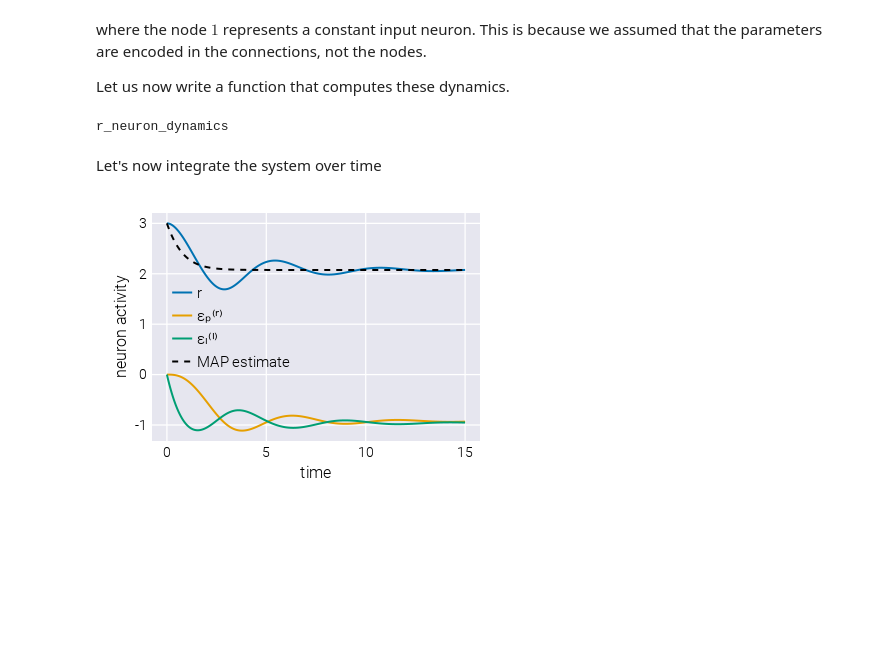
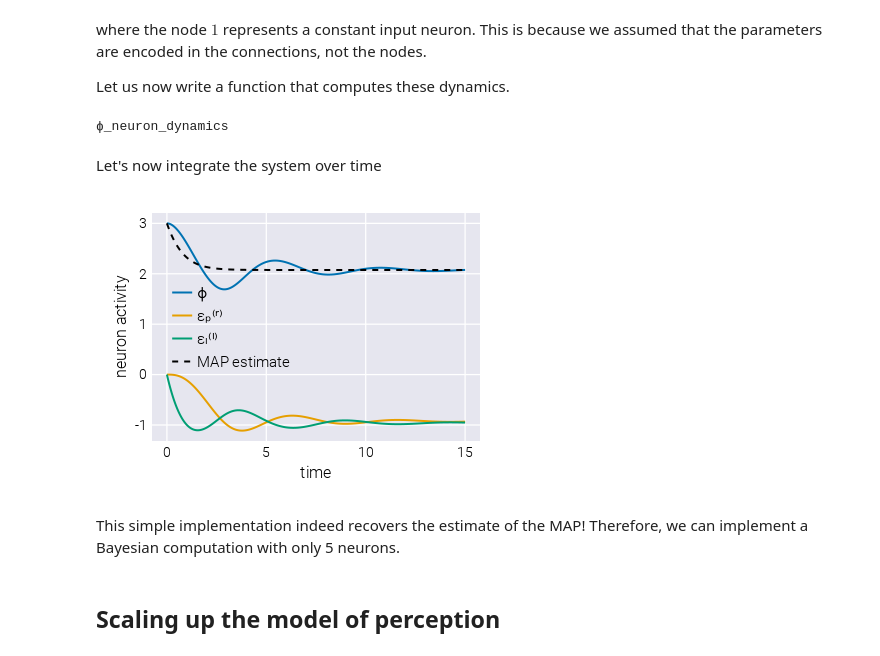
Before and after one commit to mrazomej/active_inference_tutorials, a Jupyter notebook: code/exploratory/bogacz_2017.ipynb, the cells around one changed output. Cells and saved outputs as stored; diff of their text form; code cells hidden in the pictures; blank space fills up the shorter version.

```diff
--- a/code/exploratory/bogacz_2017.ipynb
+++ b/code/exploratory/bogacz_2017.ipynb
@@ -346,13 +400,13 @@ Let us now compute the value of $r$ over time.
 # %%
 # Define parameters
-rₒ = 3
+ϕₒ = 3
 I = 0.5
 Σₗ⁽ᴵ⁾ = 1
 μₚ⁽ʳ⁾ = 3
 Σₚ⁽ʳ⁾ = 1
 
 # Evaluate trajectory
-r_opt, time = r_opt_euler(rₒ, I, Σₗ⁽ᴵ⁾, μₚ⁽ʳ⁾, Σₚ⁽ʳ⁾; n_steps=1_000)
+ϕ_opt, time = ϕ_opt_euler(ϕₒ, I, Σₗ⁽ᴵ⁾, μₚ⁽ʳ⁾, Σₚ⁽ʳ⁾; n_steps=1_000)
 
 # Initialize figure
 fig = Figure(resolution=(400, 300))
@@ -361,11 +415,11 @@ fig = Figure(resolution=(400, 300))
 ax = Axis(
     fig[1, 1],
     xlabel="time",
-    ylabel="object radius estimate"
+    ylabel="object radius MAP estimate"
 )
 
 # Plot trajectory
-lines!(ax, time, r_opt)
+lines!(ax, time, ϕ_opt)
 
 ylims!(ax, [0, 3])
 
@@ -479,7 +533,10 @@ assumed that the parameters are encoded in the connections, not the nodes.
 Let us now write a function that computes these dynamics.
 # %%
 @doc raw"""
-    r_neuron_dynamics
+`ϕ_neuron_dynamics(init::Vector{<:Real}, I::Real, Σₗ⁽ᴵ⁾::Real, μₚ⁽ʳ⁾::Real,
+                    Σₚ⁽ʳ⁾::Real; g::Function=x -> log(x^2),
+                    dg::Function=x -> 2 / x, n_steps::Int=1_000,
+                    Δt::AbstractFloat=0.01)`
 
 Function to integrate the dynamics of a simple neuronal system computing the MAP
 of the posterior distribution π(r | I) using Euler's integration method.
@@ -502,7 +559,7 @@ of the posterior distribution π(r | I) using Euler's integration method.
     1000.
 - `Δt::AbstractFloat`: Step-size for the integration. Default = 0.01
 """
-function r_neuron_dynamics(
+function ϕ_neuron_dynamics(
     init::Vector{<:Real},
     I::Real,
     Σₗ⁽ᴵ⁾::Real,
@@ -514,18 +571,18 @@ function r_neuron_dynamics(
     Δt::AbstractFloat=0.01
 )
     # Extract initial values
-    r_init, εₚ⁽ʳ⁾_init, εₗ⁽ᴵ⁾_init = init
+    ϕ_init, εₚ⁽ʳ⁾_init, εₗ⁽ᴵ⁾_init = init
 
     # Initialize array to save values of neuronal activity
-    r = Array{Float64}(undef, n_steps + 1)
-    εₚ⁽ʳ⁾ = similar(r)
-    εₗ⁽ᴵ⁾ = similar(r)
+    ϕ = Array{Float64}(undef, n_steps + 1)
+    εₚ⁽ʳ⁾ = similar(ϕ)
+    εₗ⁽ᴵ⁾ = similar(ϕ)
 
     # Initialize array to save the time
-    time = similar(r)
+    time = similar(ϕ)
 
     # Set initial value
-    r[1] = Float64(r_init)
+    ϕ[1] = Float64(ϕ_init)
     εₚ⁽ʳ⁾[1] = Float64(εₚ⁽ʳ⁾_init)
     εₗ⁽ᴵ⁾[1] = Float64(εₗ⁽ᴵ⁾_init)
     time[1] = 0.0
@@ -533,14 +590,14 @@ function r_neuron_dynamics(
     # Loop through iterations
     for t = 2:(n_steps+1)
         # Compute derivative for r neuron
-        dr_dt = εₗ⁽ᴵ⁾[t-1] * dg(r[t-1]) - εₚ⁽ʳ⁾[t-1]
+        dϕ_dt = εₗ⁽ᴵ⁾[t-1] * dg(ϕ[t-1]) - εₚ⁽ʳ⁾[t-1]
         # Compute derivative for εₗ⁽ᴵ⁾ neuron
-        dεₚ⁽ʳ⁾_dt = (r[t-1] - μₚ⁽ʳ⁾) - Σₚ⁽ʳ⁾ * εₚ⁽ʳ⁾[t-1]
+        dεₚ⁽ʳ⁾_dt = (ϕ[t-1] - μₚ⁽ʳ⁾) - Σₚ⁽ʳ⁾ * εₚ⁽ʳ⁾[t-1]
         # Compute derivative for εₚ⁽ʳ⁾ neuron
-        dεₗ⁽ᴵ⁾_dt = (I - g(r[t-1])) - Σₗ⁽ᴵ⁾ * εₗ⁽ᴵ⁾[t-1]
+        dεₗ⁽ᴵ⁾_dt = (I - g(ϕ[t-1])) - Σₗ⁽ᴵ⁾ * εₗ⁽ᴵ⁾[t-1]
 
         # Update value of neurons
-        r[t] = r[t-1] + Δt * dr_dt
+        ϕ[t] = ϕ[t-1] + Δt * dϕ_dt
         εₚ⁽ʳ⁾[t] = εₚ⁽ʳ⁾[t-1] + Δt * dεₚ⁽ʳ⁾_dt
         εₗ⁽ᴵ⁾[t] = εₗ⁽ᴵ⁾[t-1] + Δt * dεₗ⁽ᴵ⁾_dt
 
@@ -548,10 +605,10 @@ function r_neuron_dynamics(
         time[t] = time[t-1] + Δt
     end # for
 
-    return r, εₚ⁽ʳ⁾, εₗ⁽ᴵ⁾, time
+    return ϕ, εₚ⁽ʳ⁾, εₗ⁽ᴵ⁾, time
 end # function
 # %% [output]
-r_neuron_dynamics
+ϕ_neuron_dynamics
 # %% [markdown]
 Let's now integrate the system over time
 # %%
@@ -566,38 +623,43 @@ I = 0.5
 n_steps = 1_500
 
 # Evaluate trajectory
-sol = r_neuron_dynamics(init, I, Σₗ⁽ᴵ⁾, μₚ⁽ʳ⁾, Σₚ⁽ʳ⁾; n_steps=n_steps)
+sol = ϕ_neuron_dynamics(init, I, Σₗ⁽ᴵ⁾, μₚ⁽ʳ⁾, Σₚ⁽ʳ⁾; n_steps=n_steps)
 
 # Evaluate trajectory
-r_opt = r_opt_euler(init[1], I, Σₗ⁽ᴵ⁾, μₚ⁽ʳ⁾, Σₚ⁽ʳ⁾; n_steps=n_steps)
+ϕ_opt = ϕ_opt_euler(init[1], I, Σₗ⁽ᴵ⁾, μₚ⁽ʳ⁾, Σₚ⁽ʳ⁾; n_steps=n_steps)
 
 # Initialize figure
 fig = Figure(resolution=(400, 300))
 
 # Add axis
 ax = Axis(
     fig[1, 1],
     xlabel="time",
     ylabel="neuron activity"
 )
 
 # Define neuron labels
-neuron_label = ["r", "εₚ⁽ʳ⁾", "εₗ⁽ᴵ⁾"]
+neuron_label = ["ϕ", "εₚ⁽ʳ⁾", "εₗ⁽ᴵ⁾"]
 
 # Loop through labels
 for (i, label) in enumerate(neuron_label)
     # Plot trajectory
     lines!(ax, sol[end], sol[i], label=label)
 end # for
 
 # Add trajectory for non-neuronal implementation
 lines!(
-    ax, r_opt[2], r_opt[1], label="MAP estimate", linestyle=:dash, color=:black
+    ax, ϕ_opt[2], ϕ_opt[1], label="MAP estimate", linestyle=:dash, color=:black
 )
 
 # Add legend
 axislegend(ax, framevisible=false, position=:lc)
 
 fig
 # %% [output]
-[figure, old version]
+[figure, new version]
+# %% [markdown]
+This simple implementation indeed recovers the estimate of the MAP! Therefore,
+we can implement a Bayesian computation with only 5 neurons.
+# %% [markdown]
+## Scaling up the model of perception
```
Also changed, not shown: parts of 24 cells of this notebook.
